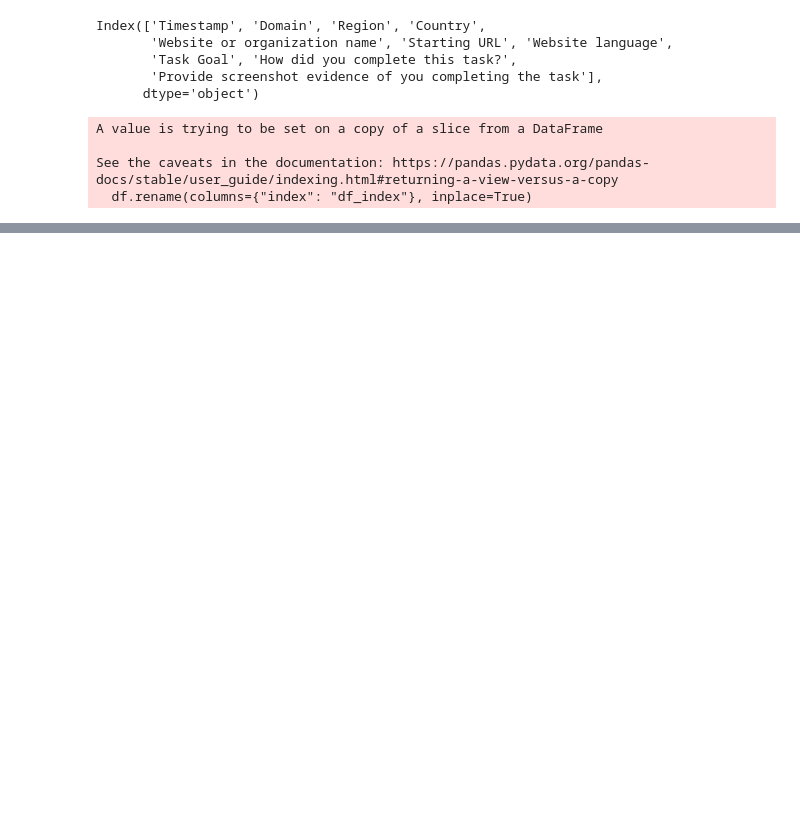
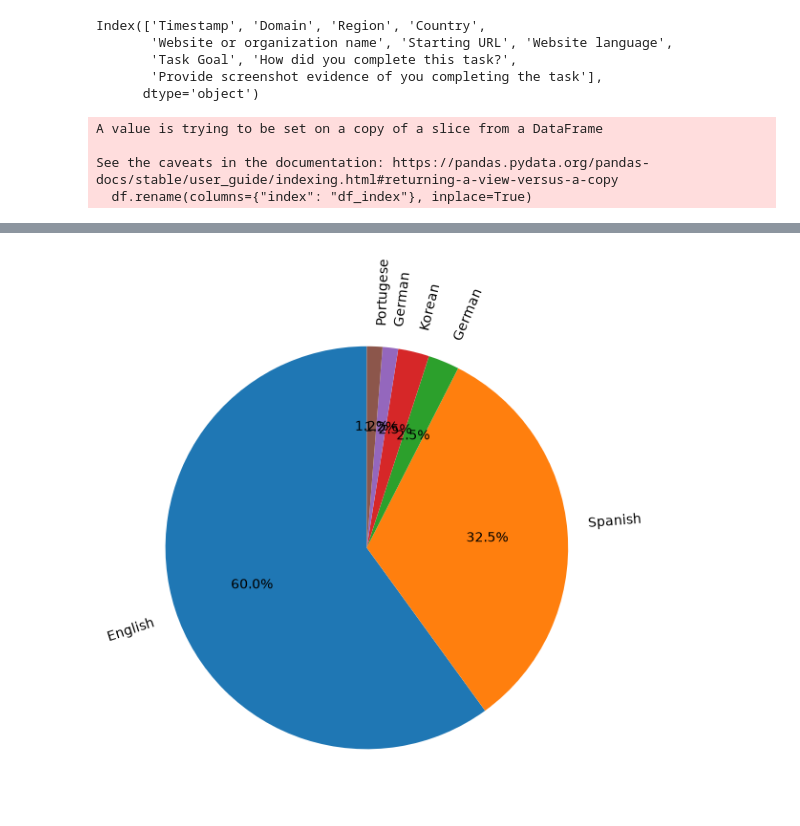
Before and after one commit to juanyepesp/triple-A, a Jupyter notebook: notebooks/data-exploration.ipynb, the cells around one changed output, grey strips where cells are left out. Cells and saved outputs as stored; diff of their text form; code cells hidden in the pictures; blank space fills up the shorter version.

```diff
--- a/notebooks/data-exploration.ipynb
+++ b/notebooks/data-exploration.ipynb
@@ -31,0 +133,15 @@ See the caveats in the documentation: https://pandas.pydata.org/pandas-docs/stab
+# %%
+languages = df.groupby('Website language').size().sort_values(ascending=False)
+languages.plot(
+    kind='pie',
+    figsize=(12, 6),
+    labels=languages.index,
+    autopct='%1.1f%%',
+    startangle=90,
+    rotatelabels=True,
+)
+plt.ylabel('')
+plt.tight_layout()
+plt.show()
+# %% [output]
+[figure, added]
```
Also changed, not shown: parts of 8 cells of this notebook, 3 other files.
